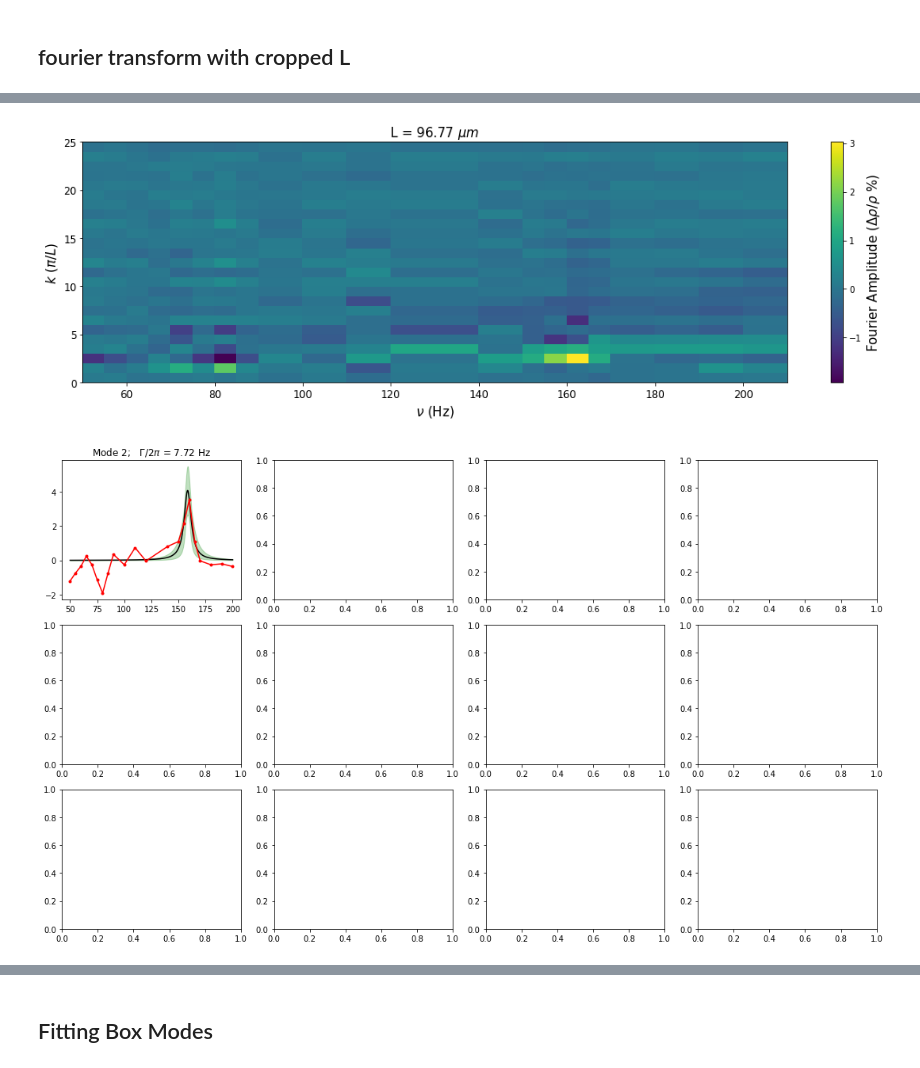
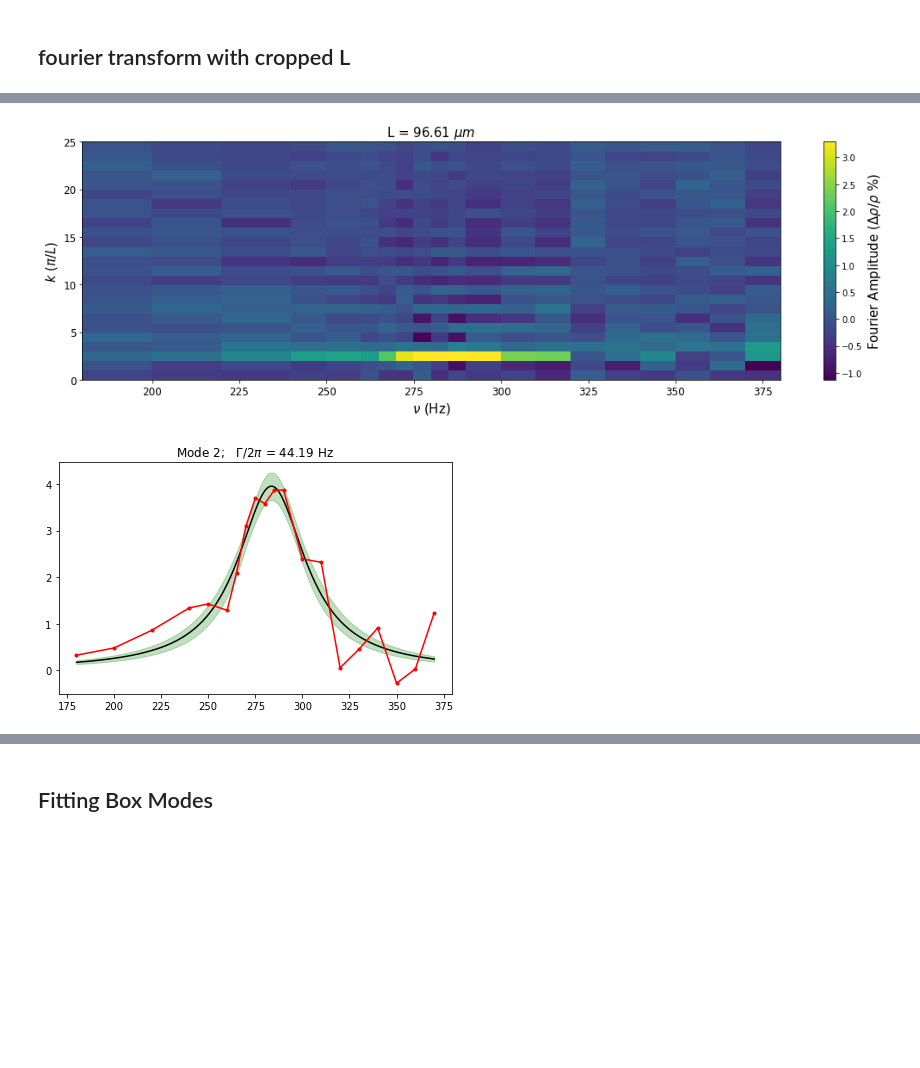
Before and after one commit to ranchop/QCalc, a Jupyter notebook: Box Shaking/Box Shaking Template - in progress - latest.ipynb, the cells around one changed output, grey strips where cells are left out. Cells and saved outputs as stored; diff of their text form; code cells hidden in the pictures; blank space fills up the shorter version.

```diff
--- a/Box Shaking/Box Shaking Template - in progress - latest.ipynb
+++ b/Box Shaking/Box Shaking Template - in progress - latest.ipynb
@@ -348,7 +345,7 @@ Total Number of Shots 29, Images 29
 # %%
 # Define Settings
 settings = {**default_settings,
-            **dict(center_x = 1160, center_y = 1360, fudge=1.75, width=800, height=800, subsample=3,
+            **dict(center_x = 1160, center_y = 1380, fudge=1.75, width=800, height=800, subsample=3,
                   xsec_extension='linear', xsec_slice_width=3, xsec_fit_range=1.1, radial_selection=0.9,)}
 # %%
 # Verify Settings
@@ -389,7 +386,7 @@ df_all['bg'] = df_all[background_parameter] == background_value
 # %%
 # Atom Number Filter
 df_all['total_atoms'] = [im.total_atoms for im in tqdm(df_all.image)]
-ax = tp.atom_num_filter(df=df_all, keep=0.06, offset=0.0, display=True, plot=True)
+ax = tp.atom_num_filter(df=df_all, keep=0.08, offset=0.0, display=True, plot=True)
 # ax[0].set(ylim=[0.3,None])
 ax[0].plot(df_all.loc[df_all['bg'], 'time'], df_all.loc[df_all['bg'], 'total_atoms']/1e6, 'r.')
 if savefig.value: plt.savefig(suffix + 'AtomNumbersScatter.pdf')
@@ -984,11 +981,11 @@ cbr.set_label(label=r'Fourier Amplitude ($\Delta \rho / \rho$ %)', fontsize=15)
 plt.tight_layout()
 if savefig.value: plt.savefig(suffix_ft + 'FourierAmpsMovie_viridis.pdf')
 # %% [output]
-[figure, old version]
+[figure, new version]
 # %%
 # Lorentzian Fit Info
 mode_num = np.array([2])
-ref_freq_guess = 70
+ref_freq_guess = 150
 gamma_guess = mode_num * 10
 # fit_lims = {'1':[60, 90],'2':[100, 180],'3':[170, 240],'4':[200, 370],'5':[200, 450],'6':[220, 600],
 #             '7':[220, 600],'8':[350, 800],'10':[500, 1000],'11':[500, 1000], }
@@ -996,23 +993,29 @@ fit_lims = {}
 # %%
 # Lorentzian Fits
 mode_fits = []
 
 for i,m in enumerate(mode_num):
     ki = np.argmin(np.abs(ft[1] - m))
     guess = dict(x0 = ref_freq_guess*m, gamma = gamma_guess[i], amp=1,)
     c = tp.Curve(ft[0], ft[2][m,:]).trim(xlim=fit_lims.get(str(mode_num[i]), [-np.inf, np.inf]))
     cf = tp.curve_fit(tp.lorentzian, guess, *c.data, plot=False, info=False)
     mode_fits.append(cf)
 
-ax = plt.subplots(ncols=4, nrows=3, figsize=[15,9])[1].flatten()
+if len(mode_num) == 1:
+    ax = plt.subplots()[1]
+    i, m = 0, mode_fits[0]
+    m.plot_fiterrors(ax=ax)
+    ax.set(title=r'Mode {};   $\Gamma/2\pi$ = {:.2f} Hz'.format(mode_num[i], abs(m['gamma'])))
+else:
+    ax = plt.subplots(ncols=4, nrows=3, figsize=[15,9])[1].flatten()
+    for i,m in enumerate(mode_fits):
+        m.plot_fiterrors(ax=ax[i])
+        ax[i].set(title=r'Mode {};   $\Gamma/2\pi$ = {:.2f} Hz'.format(mode_num[i], abs(m['gamma'])))
 
-for i,m in enumerate(mode_fits):
-    m.plot_fiterrors(ax=ax[i])
-    ax[i].set(title=r'Mode {};   $\Gamma/2\pi$ = {:.2f} Hz'.format(mode_num[i], abs(m['gamma'])))
 plt.tight_layout()
 if savefig.value: plt.savefig(suffix_ft + 'LorentzianFits.pdf')
 # %% [output]
-[figure, old version]
+[figure, new version]
 # %%
 # Extract Data
 modes = pd.DataFrame()
```
Also changed, not shown: parts of 24 cells of this notebook.
